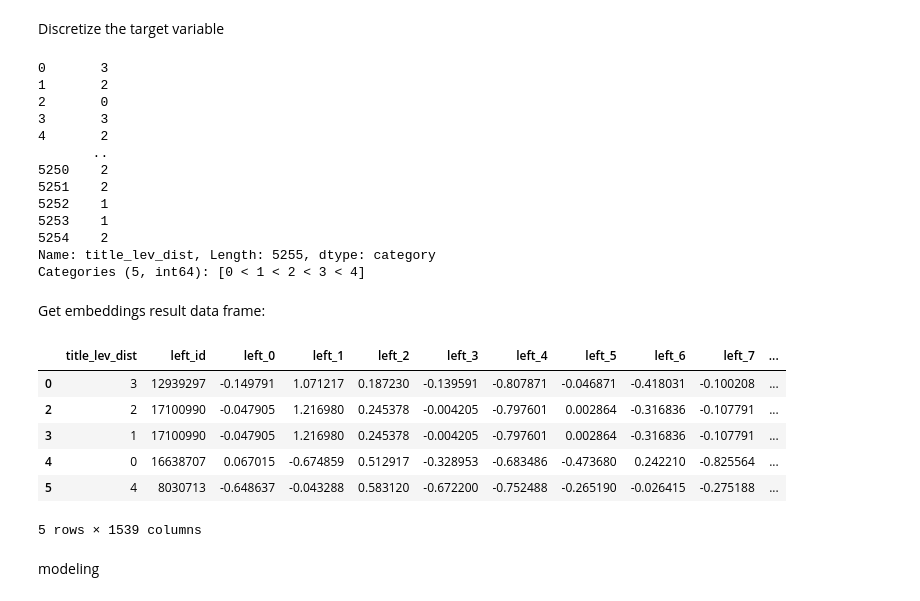
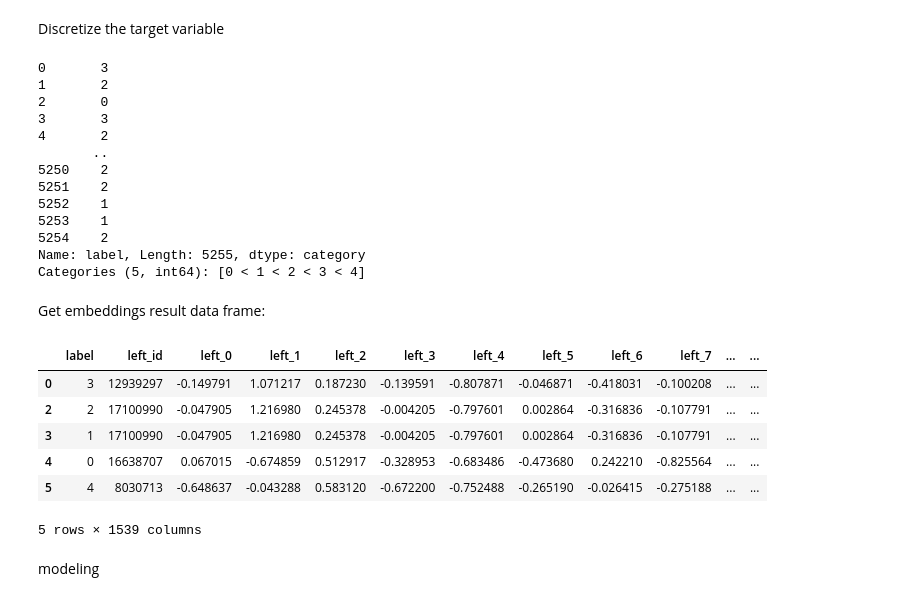
Before and after one commit to grant-TraDA/NLP-2022W, a Jupyter notebook: PROJECTS/E-commerce products_MOP/source/similarity_probing.ipynb, the cells around one changed output. Saved outputs shown, nothing was run; the diff lists cells and outputs as text; code cells hidden in the pictures.

Commit message:
Test similarity probing

```diff
--- a/PROJECTS/E-commerce products_MOP/source/similarity_probing.ipynb
+++ b/PROJECTS/E-commerce products_MOP/source/similarity_probing.ipynb
@@ -21,7 +21,7 @@ df_train = EnglishDatasetLoader.load_train(type=TYPE, size=SIZE)
 # %% [markdown]
 Computing Levenshtein Distance for each pair - a new target variable for this probing task
 # %%
-df_train['title_lev_dist'] = compute_lev_dist_for_pairs(df_train)
+df_train['label'] = compute_lev_dist_for_pairs(df_train)
 # %% [markdown]
 Choosing the best bins for discretization of the new target variable - similarity score of each pair
 # %%
@@ -36,8 +36,8 @@ plot_histogram(df_train['title_lev_dist'].values, bins=bins)
 # %% [markdown]
 Discretize the target variable
 # %%
-df_train['title_lev_dist'] = pd.cut(x=df_train['title_lev_dist'], bins=bins, labels=[0, 1, 2, 3, 4])
-df_train['title_lev_dist']
+df_train['label'] = pd.cut(x=df_train['label'], bins=bins, labels=[0, 1, 2, 3, 4])
+df_train['label']
 # %% [output]
 0       3
 1       2
@@ -50,7 +50,7 @@ df_train['title_lev_dist']
 5252    1
 5253    1
 5254    2
-Name: title_lev_dist, Length: 5255, dtype: category
+Name: label, Length: 5255, dtype: category
 Categories (5, int64): [0 < 1 < 2 < 3 < 4]
 # %% [markdown]
 Get embeddings result data frame:
@@ -58,16 +58,16 @@ Get embeddings result data frame:
 train_embeddings_path = path.join(EMBEDDING_PATH, r'train_embeddings.csv')
 embedding_train_df = get_embeddings_df(train_embeddings_path)
 # %%
-df = get_pair_similarity_probing_task_df(df_train, embedding_train_df)
+train_dataset = get_pair_similarity_probing_task_df(df_train, embedding_train_df)
 # %%
-df.head()
+train_dataset.head()
 # %% [output]
-|  | title_lev_dist | left_id | left_0 | left_1 | left_2 | left_3 | left_4 | left_5 | left_6 | left_7 | ... |
-| 0 | 3 | 12939297 | -0.149791 | 1.071217 | 0.187230 | -0.139591 | -0.807871 | -0.046871 | -0.418031 | -0.100208 | ... |
-| 2 | 2 | 17100990 | -0.047905 | 1.216980 | 0.245378 | -0.004205 | -0.797601 | 0.002864 | -0.316836 | -0.107791 | ... |
-| 3 | 1 | 17100990 | -0.047905 | 1.216980 | 0.245378 | -0.004205 | -0.797601 | 0.002864 | -0.316836 | -0.107791 | ... |
-| 4 | 0 | 16638707 | 0.067015 | -0.674859 | 0.512917 | -0.328953 | -0.683486 | -0.473680 | 0.242210 | -0.825564 | ... |
-| 5 | 4 | 8030713 | -0.648637 | -0.043288 | 0.583120 | -0.672200 | -0.752488 | -0.265190 | -0.026415 | -0.275188 | ... |
+|  | label | left_id | left_0 | left_1 | left_2 | left_3 | left_4 | left_5 | left_6 | left_7 | ... | ... |
+| 0 | 3 | 12939297 | -0.149791 | 1.071217 | 0.187230 | -0.139591 | -0.807871 | -0.046871 | -0.418031 | -0.100208 | ... | ... |
+| 2 | 2 | 17100990 | -0.047905 | 1.216980 | 0.245378 | -0.004205 | -0.797601 | 0.002864 | -0.316836 | -0.107791 | ... | ... |
+| 3 | 1 | 17100990 | -0.047905 | 1.216980 | 0.245378 | -0.004205 | -0.797601 | 0.002864 | -0.316836 | -0.107791 | ... | ... |
+| 4 | 0 | 16638707 | 0.067015 | -0.674859 | 0.512917 | -0.328953 | -0.683486 | -0.473680 | 0.242210 | -0.825564 | ... | ... |
+| 5 | 4 | 8030713 | -0.648637 | -0.043288 | 0.583120 | -0.672200 | -0.752488 | -0.265190 | -0.026415 | -0.275188 | ... | ... |
 5 rows × 1539 columns
 # %% [markdown]
 modeling
```
Also changed, not shown: parts of 16 cells of this notebook, 3 other files.
